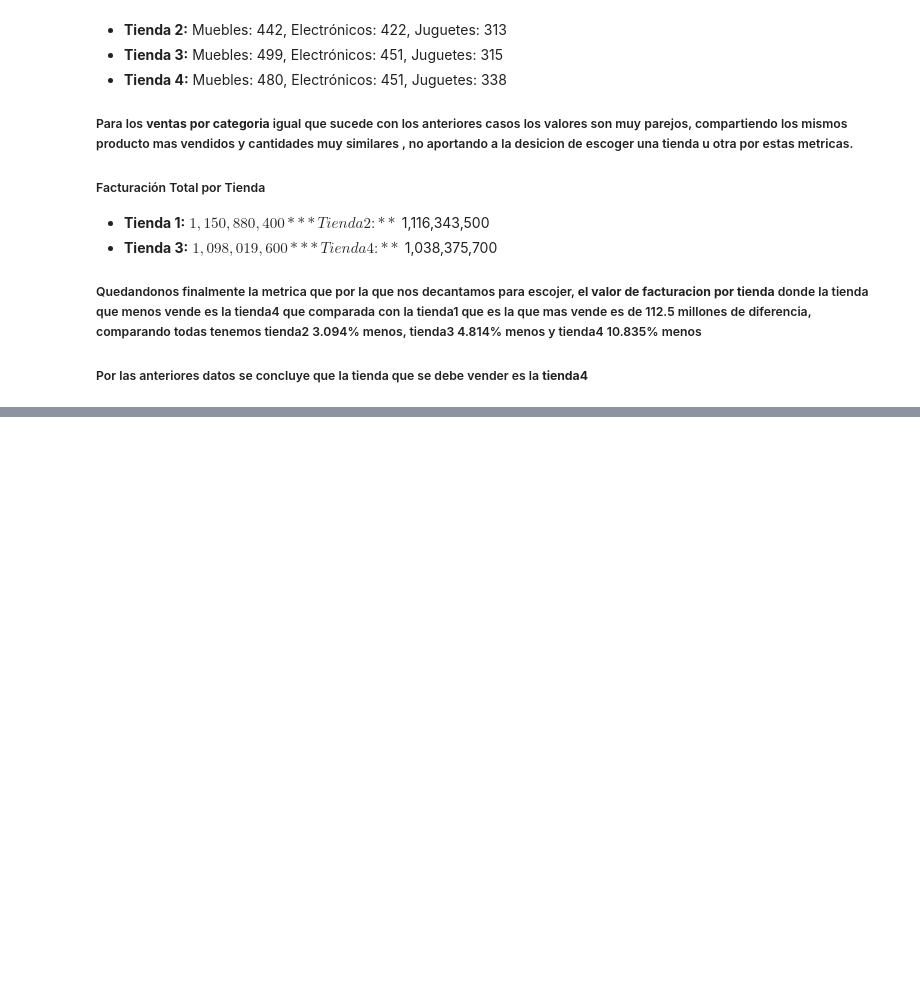
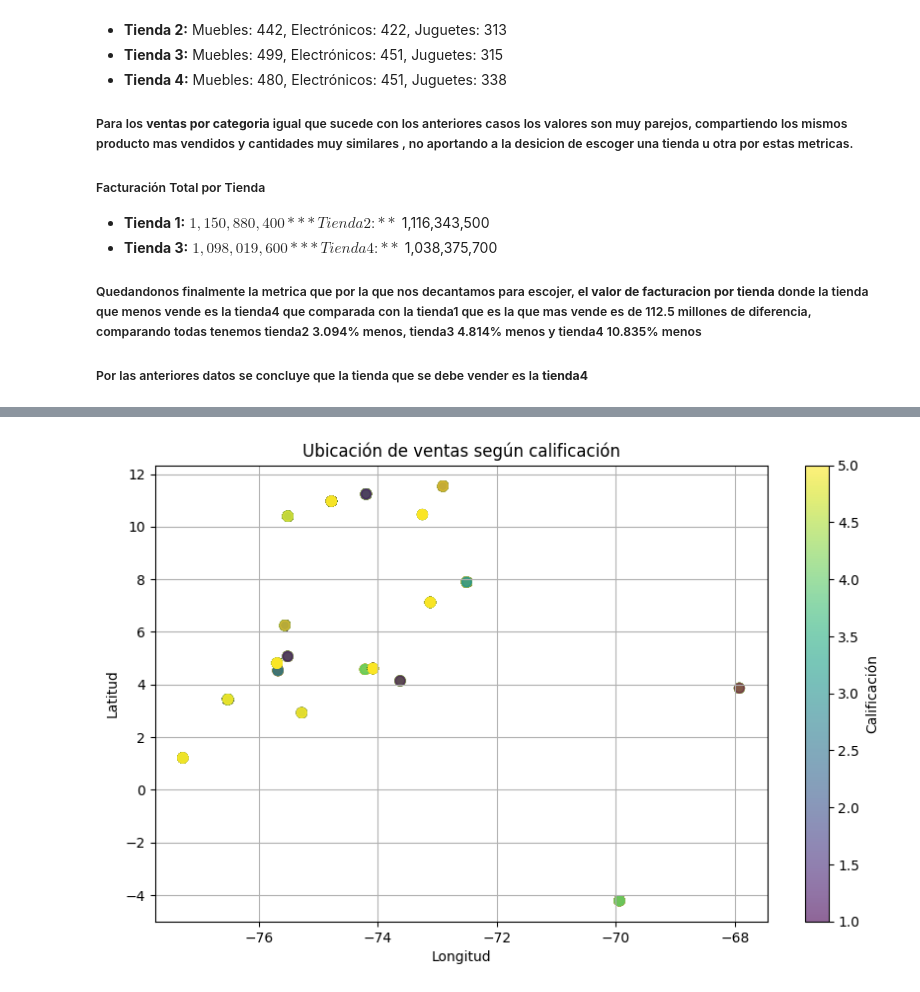
Before and after one commit to OscarBarco/Alura-Challengue2-store, a Jupyter notebook: AluraStoreLatam.ipynb, the cells around one changed output, grey strips where cells are left out. Saved outputs shown, nothing was run; the diff lists cells and outputs as text; code cells hidden in the pictures; blank space fills up the shorter version.

```diff
--- a/AluraStoreLatam.ipynb
+++ b/AluraStoreLatam.ipynb
@@ -450,0 +486,11 @@ Conclusion: el costo del envio comparado con la facturacion de cada tienda es mu
+# %%
+plt.figure(figsize=(10, 6))
+scatter = plt.scatter(df_total['lon'], df_total['lat'], c=df_total['Calificación'], cmap='viridis', s=50, alpha=0.6)
+plt.colorbar(scatter, label='Calificación')
+plt.title('Ubicación de ventas según calificación')
+plt.xlabel('Longitud')
+plt.ylabel('Latitud')
+plt.grid(True)
+plt.show()
+# %% [output]
+[figure, added]
```
Also changed, not shown: parts of 4 cells of this notebook.
